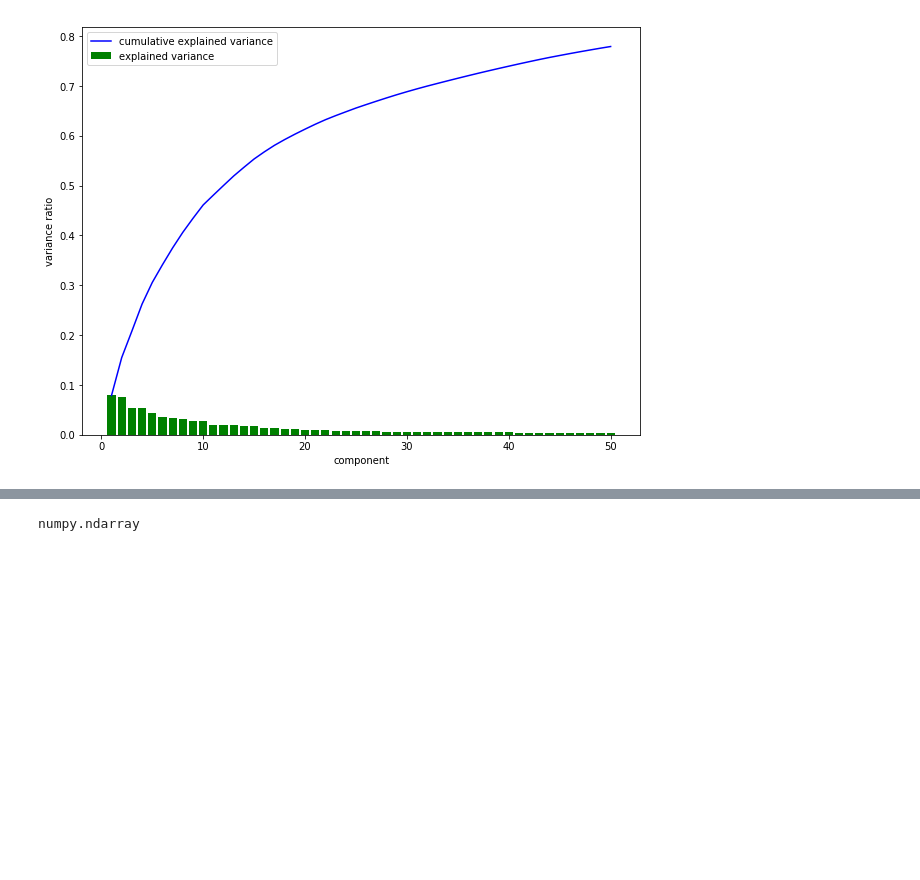
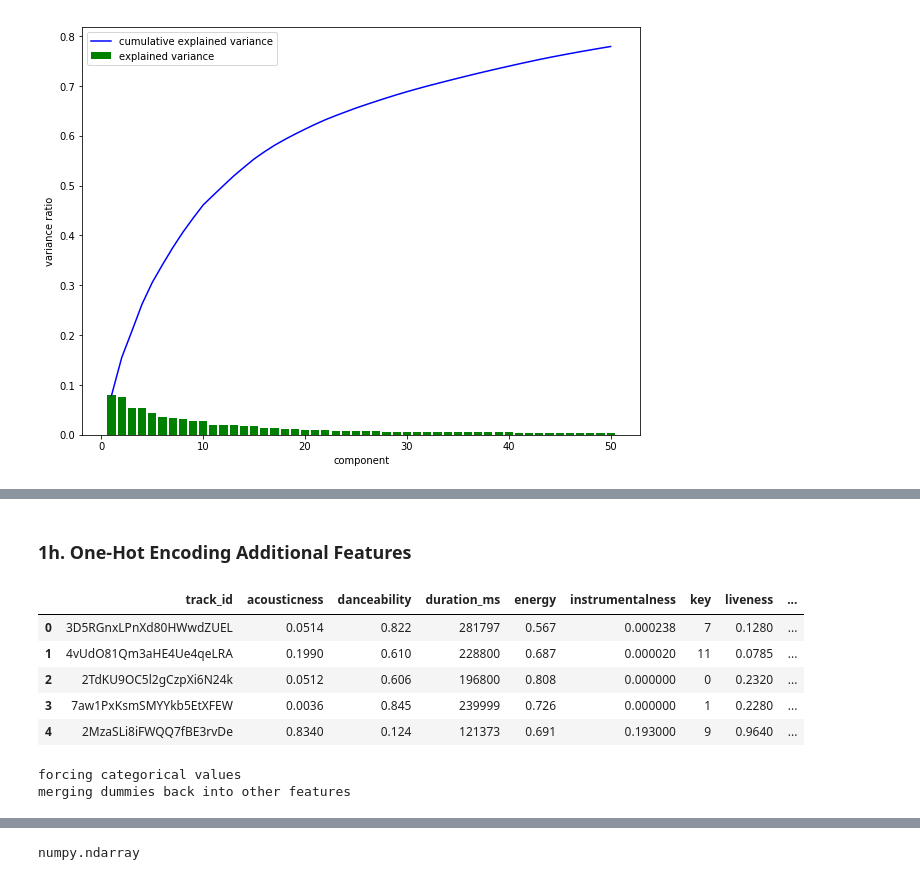
Before and after one commit to jonjohnsontc/songwriter-graph, a Jupyter notebook: notebooks/vi_preprocessing_new_data.ipynb, the cells around one changed output, grey strips where cells are left out. Drawn from its saved outputs; the diff is of its cells as text; code cells hidden in the pictures; blank space fills up the shorter version.

```diff
--- a/notebooks/vi_preprocessing_new_data.ipynb
+++ b/notebooks/vi_preprocessing_new_data.ipynb
@@ -709,0 +734,2 @@ investigate_svd(t_svd)
+# %% [markdown]
+### 1h. One-Hot Encoding Additional Features
@@ -709,0 +756,17 @@ investigate_svd(t_svd)
+# %%
+song_features_ddf = dd.read_csv('../data/interim/song_features/song_features_15052019.csv')\
+                        .rename(columns = {'Unnamed: 0' : 'track_id'})
+# %%
+song_features_ddf.head()
+# %% [output]
+|  | track_id | acousticness | danceability | duration_ms | energy | instrumentalness | key | liveness | ... |
+| 0 | 3D5RGnxLPnXd80HWwdZUEL | 0.0514 | 0.822 | 281797 | 0.567 | 0.000238 | 7 | 0.1280 | ... |
+| 1 | 4vUdO81Qm3aHE4Ue4qeLRA | 0.1990 | 0.610 | 228800 | 0.687 | 0.000020 | 11 | 0.0785 | ... |
+| 2 | 2TdKU9OC5l2gCzpXi6N24k | 0.0512 | 0.606 | 196800 | 0.808 | 0.000000 | 0 | 0.2320 | ... |
+| 3 | 7aw1PxKsmSMYYkb5EtXFEW | 0.0036 | 0.845 | 239999 | 0.726 | 0.000000 | 1 | 0.2280 | ... |
+| 4 | 2MzaSLi8iFWQQ7fBE3rvDe | 0.8340 | 0.124 | 121373 | 0.691 | 0.193000 | 9 | 0.9640 | ... |
+# %%
+song_features_ddf = one_hot_encode_feats(song_features_ddf, ['key', 'time_signature'])
+# %% [output]
+forcing categorical values
+merging dummies back into other features
```
Also changed, not shown: parts of 20 cells of this notebook, 4 other files.
